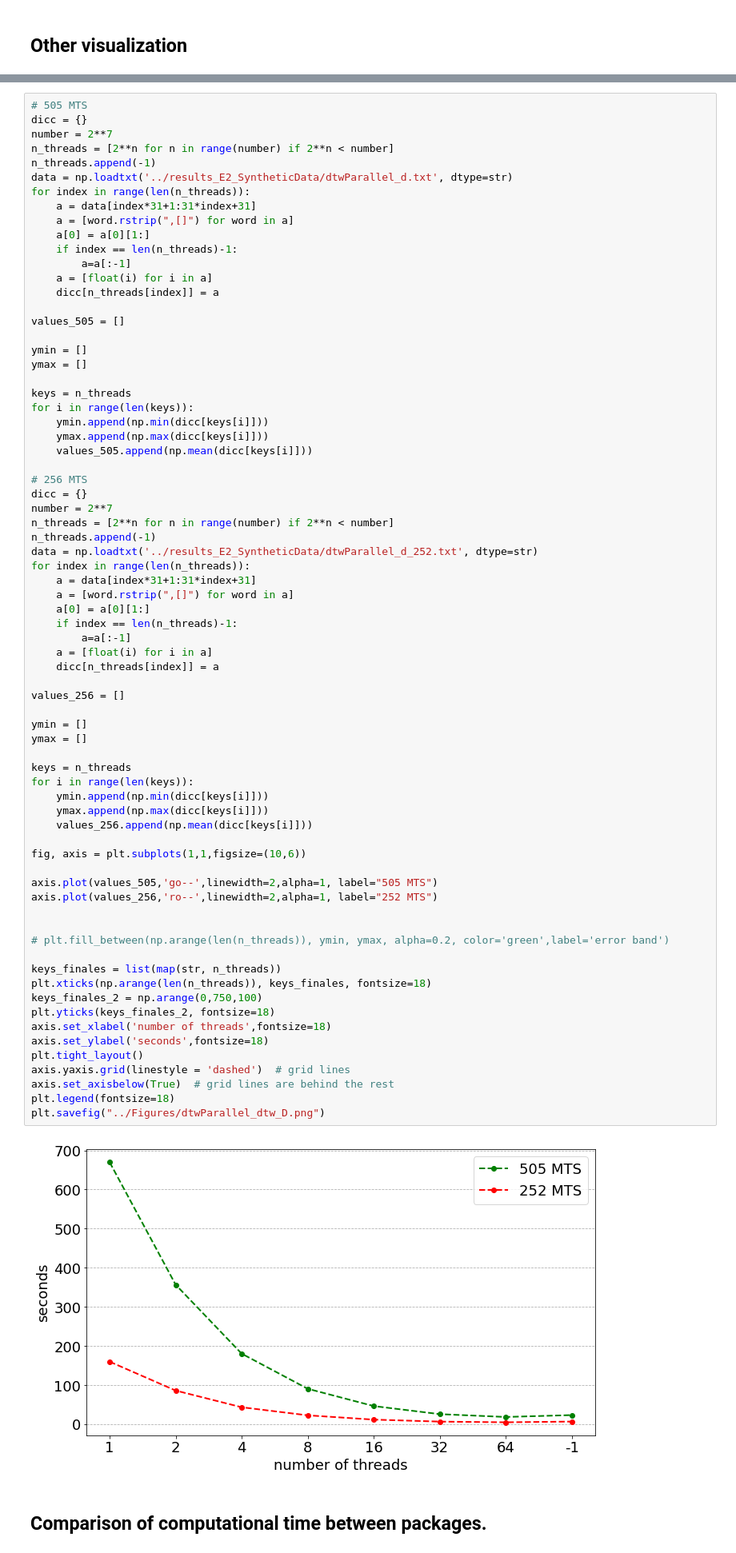
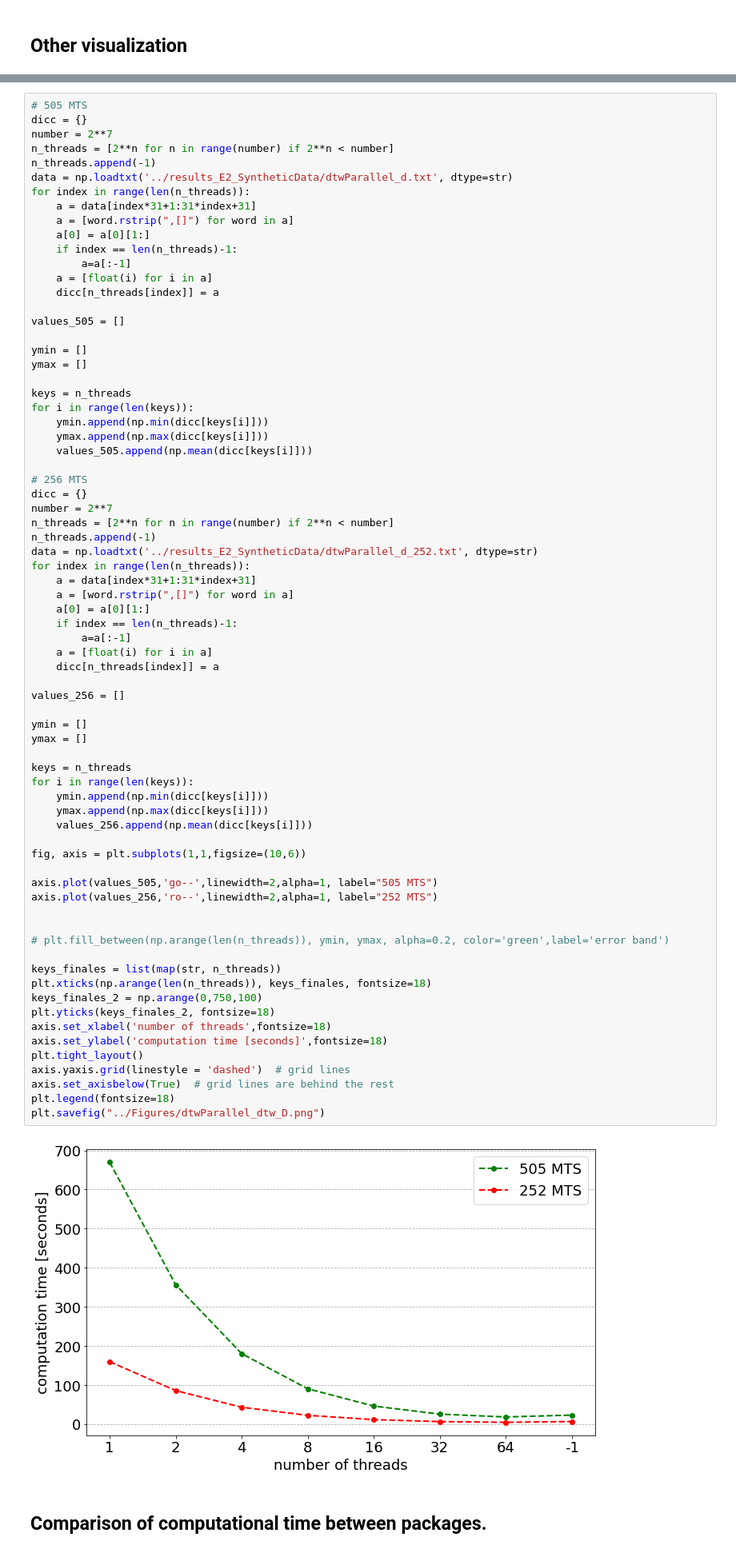
Before and after one commit to oscarescuderoarnanz/dtwParallel, a Jupyter notebook: exampleData/CodeExamples/plot_timeExamples.ipynb, the cells around one changed output, grey strips where cells are left out. Shown: that part at 80% size. Cells and saved outputs as stored; diff of their text form.

```diff
--- a/exampleData/CodeExamples/plot_timeExamples.ipynb
+++ b/exampleData/CodeExamples/plot_timeExamples.ipynb
@@ -168,35 +168,35 @@ for index in range(len(n_threads)):
 values_256 = []
 
 ymin = []
 ymax = []
 
 keys = n_threads
 for i in range(len(keys)):
     ymin.append(np.min(dicc[keys[i]]))
     ymax.append(np.max(dicc[keys[i]]))
     values_256.append(np.mean(dicc[keys[i]]))
 
 fig, axis = plt.subplots(1,1,figsize=(10,6))
 
 axis.plot(values_505,'go--',linewidth=2,alpha=1, label="505 MTS")
 axis.plot(values_256,'ro--',linewidth=2,alpha=1, label="252 MTS")
 
 
 # plt.fill_between(np.arange(len(n_threads)), ymin, ymax, alpha=0.2, color='green',label='error band')
 
 keys_finales = list(map(str, n_threads))
 plt.xticks(np.arange(len(n_threads)), keys_finales, fontsize=18)
 keys_finales_2 = np.arange(0,750,100)
 plt.yticks(keys_finales_2, fontsize=18)
 axis.set_xlabel('number of threads',fontsize=18)
-axis.set_ylabel('seconds',fontsize=18)
+axis.set_ylabel('computation time [seconds]',fontsize=18)
 plt.tight_layout()
 axis.yaxis.grid(linestyle = 'dashed')  # grid lines
 axis.set_axisbelow(True)  # grid lines are behind the rest
 plt.legend(fontsize=18)
 plt.savefig("../Figures/dtwParallel_dtw_D.png")
 # %% [output]
-[figure, old version]
+[figure, new version]
 # %% [markdown]
 ## Comparison of computational time between packages.
 # %%
```
Also changed, not shown: parts of 1 cell of this notebook, 5 other files.
